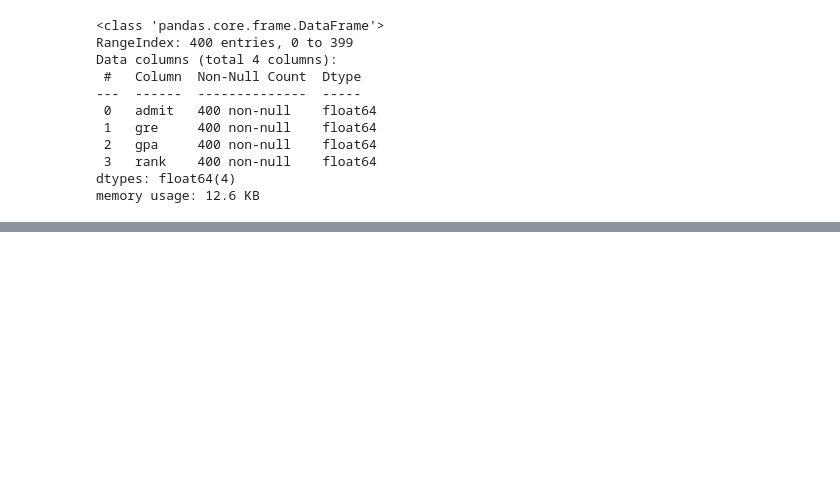
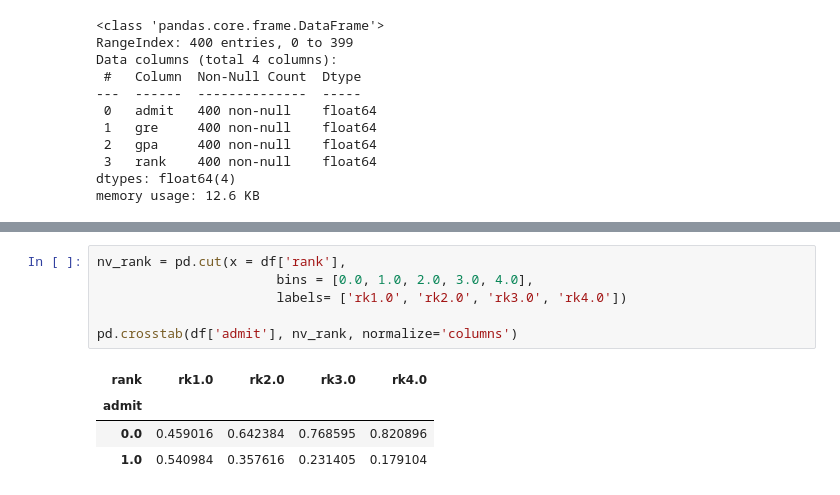
Before and after one commit to Gsasana/ClassificationRgLogistique, a Jupyter notebook: Book.ipynb, the cells around one changed output, grey strips where cells are left out. Saved outputs shown, nothing was run; the diff lists cells and outputs as text; blank space fills up the shorter version.

```diff
--- a/Book.ipynb
+++ b/Book.ipynb
@@ -30,0 +73,11 @@ memory usage: 12.6 KB
+# %%
+nv_rank = pd.cut(x = df['rank'],
+                       bins = [0.0, 1.0, 2.0, 3.0, 4.0],
+                       labels= ['rk1.0', 'rk2.0', 'rk3.0', 'rk4.0'])
+
+pd.crosstab(df['admit'], nv_rank, normalize='columns')
+# %% [output]
+| rank | rk1.0 | rk2.0 | rk3.0 | rk4.0 |
+| admit |  |  |  |  |
+| 0.0 | 0.459016 | 0.642384 | 0.768595 | 0.820896 |
+| 1.0 | 0.540984 | 0.357616 | 0.231405 | 0.179104 |
```
Also changed, not shown: parts of 22 cells of this notebook.
